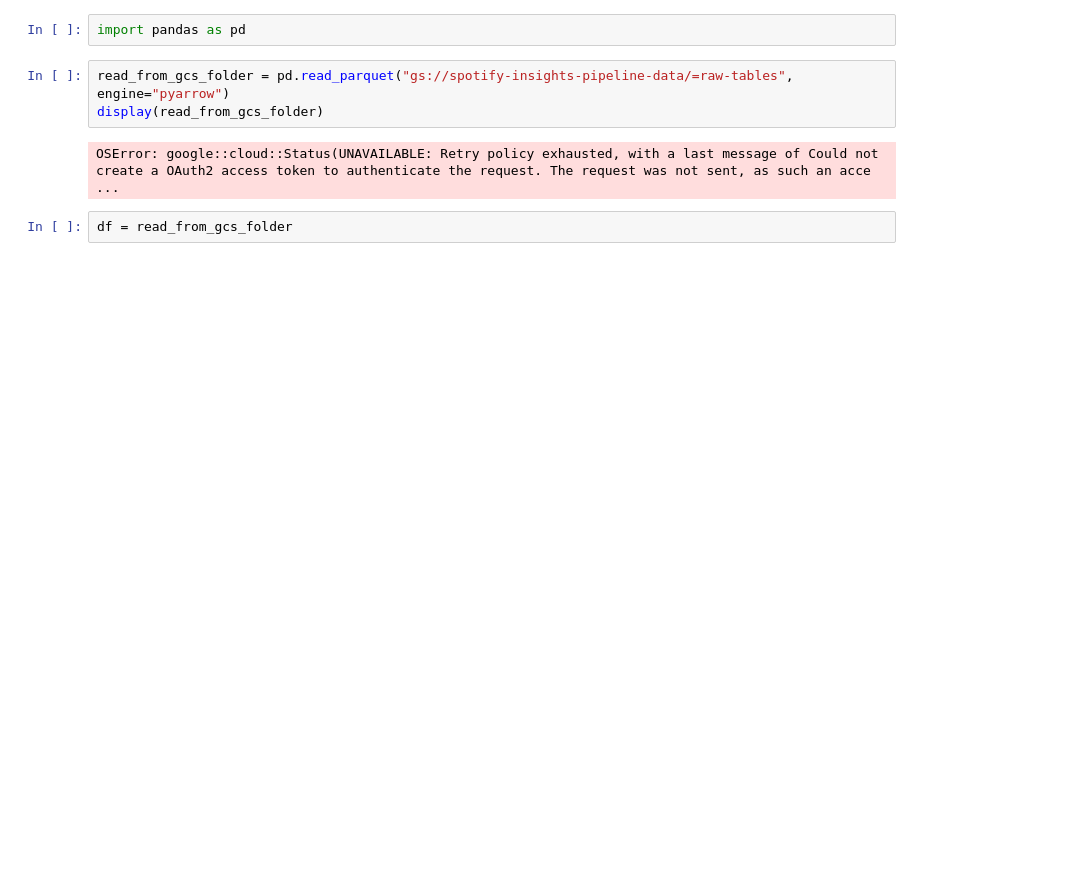
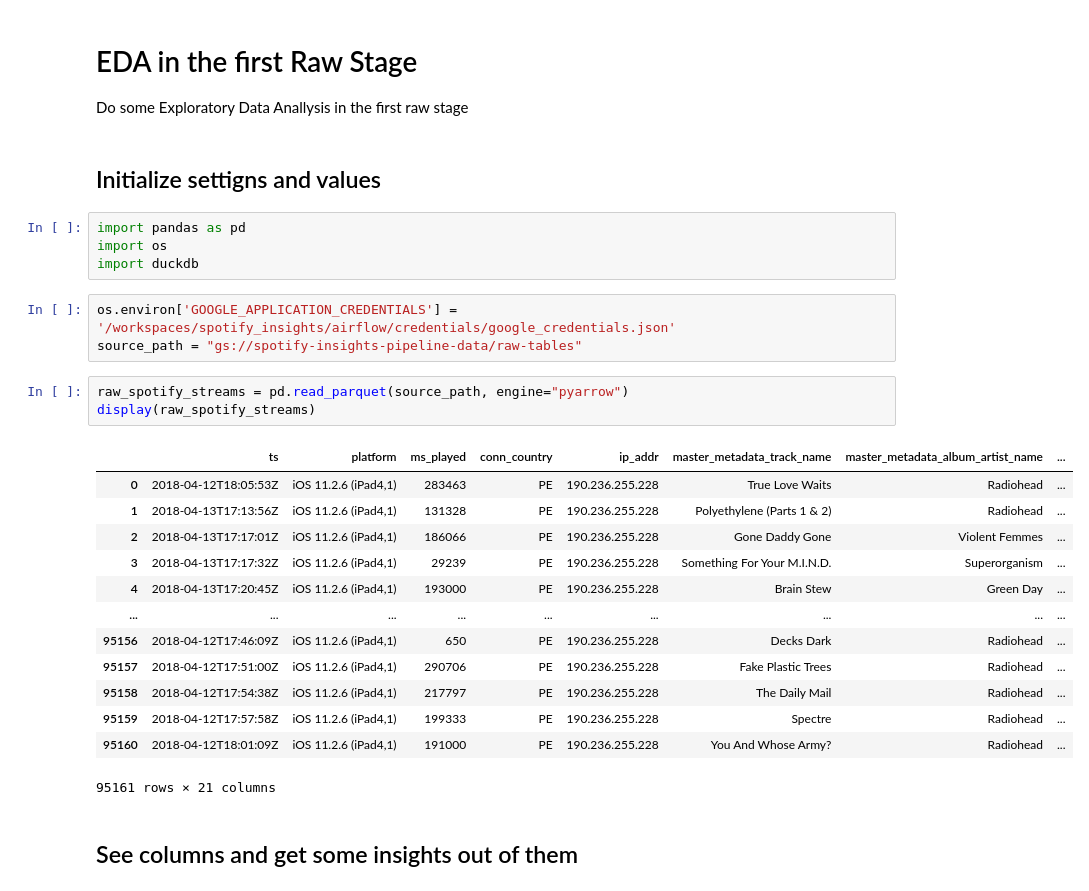
Before and after one commit to joseph-higaki/spotify_insights, a Jupyter notebook: notebooks/eda_raw.ipynb, the cells around one changed output. Saved outputs shown, nothing was run; the diff lists cells and outputs as text; blank space fills up the shorter version.

Commit message:
initial eda pk dedup

```diff
--- a/notebooks/eda_raw.ipynb
+++ b/notebooks/eda_raw.ipynb
@@ -1,9 +1,32 @@
+# %% [markdown]
+# EDA in the first Raw Stage
+
+Do some Exploratory Data Anallysis in the first raw stage
+# %% [markdown]
+## Initialize settigns and values
 # %%
 import pandas as pd
+import os
+import duckdb
+# %%
+os.environ['GOOGLE_APPLICATION_CREDENTIALS'] = '/workspaces/spotify_insights/airflow/credentials/google_credentials.json'
+source_path = "gs://spotify-insights-pipeline-data/raw-tables"
 # %%
-read_from_gcs_folder = pd.read_parquet("gs://spotify-insights-pipeline-data/=raw-tables", engine="pyarrow")
-display(read_from_gcs_folder)
+raw_spotify_streams = pd.read_parquet(source_path, engine="pyarrow")
+display(raw_spotify_streams)
 # %% [output]
+|  | ts | platform | ms_played | conn_country | ip_addr | master_metadata_track_name | master_metadata_album_artist_name | ... |
+| 0 | 2018-04-12T18:05:53Z | iOS 11.2.6 (iPad4,1) | 283463 | PE | 190.236.255.228 | True Love Waits | Radiohead | ... |
+| 1 | 2018-04-13T17:13:56Z | iOS 11.2.6 (iPad4,1) | 131328 | PE | 190.236.255.228 | Polyethylene (Parts 1 & 2) | Radiohead | ... |
+| 2 | 2018-04-13T17:17:01Z | iOS 11.2.6 (iPad4,1) | 186066 | PE | 190.236.255.228 | Gone Daddy Gone | Violent Femmes | ... |
+| 3 | 2018-04-13T17:17:32Z | iOS 11.2.6 (iPad4,1) | 29239 | PE | 190.236.255.228 | Something For Your M.I.N.D. | Superorganism | ... |
+| 4 | 2018-04-13T17:20:45Z | iOS 11.2.6 (iPad4,1) | 193000 | PE | 190.236.255.228 | Brain Stew | Green Day | ... |
+| ... | ... | ... | ... | ... | ... | ... | ... | ... |
+| 95156 | 2018-04-12T17:46:09Z | iOS 11.2.6 (iPad4,1) | 650 | PE | 190.236.255.228 | Decks Dark | Radiohead | ... |
+| 95157 | 2018-04-12T17:51:00Z | iOS 11.2.6 (iPad4,1) | 290706 | PE | 190.236.255.228 | Fake Plastic Trees | Radiohead | ... |
+| 95158 | 2018-04-12T17:54:38Z | iOS 11.2.6 (iPad4,1) | 217797 | PE | 190.236.255.228 | The Daily Mail | Radiohead | ... |
+| 95159 | 2018-04-12T17:57:58Z | iOS 11.2.6 (iPad4,1) | 199333 | PE | 190.236.255.228 | Spectre | Radiohead | ... |
+| 95160 | 2018-04-12T18:01:09Z | iOS 11.2.6 (iPad4,1) | 191000 | PE | 190.236.255.228 | You And Whose Army? | Radiohead | ... |
-OSError: google::cloud::Status(UNAVAILABLE: Retry policy exhausted, with a last message of Could not create a OAuth2 access token to authenticate the request. The request was not sent, as such an acce ...
+95161 rows × 21 columns
-# %%
-df = read_from_gcs_folder
+# %% [markdown]
+## See columns and get some insights out of them
```
Also changed, not shown: parts of 20 cells of this notebook, 2 other files.
